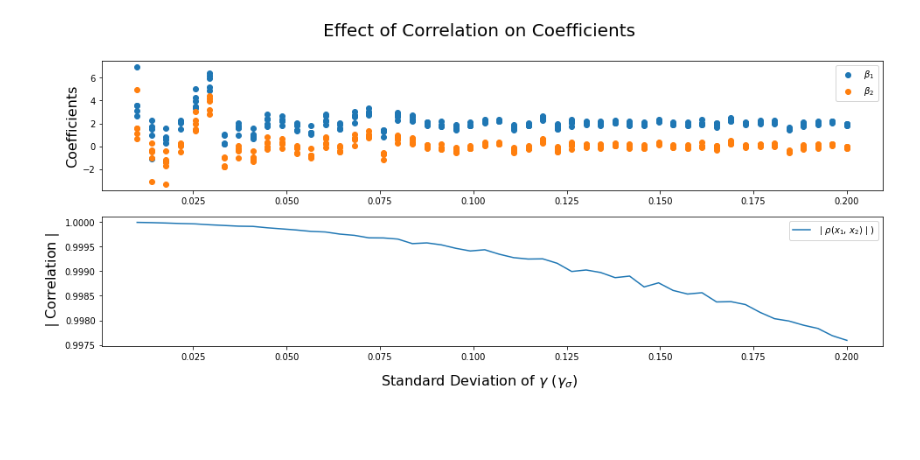
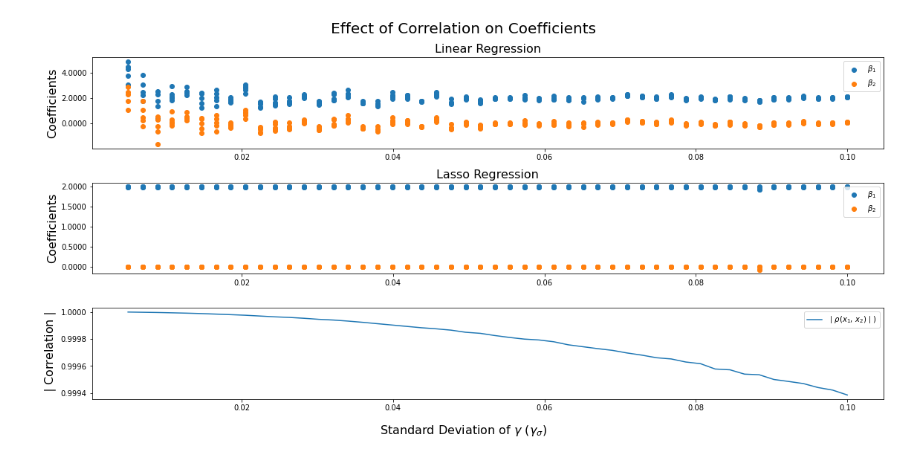
Before and after one commit to edkrueger/lasso-demo, a Jupyter notebook: notebooks/4-synthetic-story.ipynb, the cells around one changed output. Cells and saved outputs as stored; diff of their text form; code cells hidden in the pictures; blank space fills up the shorter version.

Commit message:
Update plot.

```diff
--- a/notebooks/4-synthetic-story.ipynb
+++ b/notebooks/4-synthetic-story.ipynb
@@ -40,7 +37,7 @@ def cross_validate_report(model, X, y, show=True, return_coef=False):
         return coef_estimates
 # %%
 SEED = 1232
-N_OBS = 1000
+N_OBS = 10_000
 # %%
 np.random.seed(SEED)
 # %%
@@ -65,6 +61,7 @@ Coefficient Estimates Across Folds:
 # %%
-g = np.random.normal(0, 0.1, N_OBS)
+g = np.random.normal(0, 0.02, N_OBS)
 x_2 = -x_1 + g
+X_2 = x_2.reshape(-1, 1)
 # %%
 r, _ = pearsonr(x_1, x_2)
 print(r)
@@ -124,27 +153,43 @@ plot_df = pd.DataFrame(data)
 # %%
-fig, axes = plt.subplots(nrows=2, ncols=1, figsize=(16, 6))
+fig, axes = plt.subplots(nrows=3, ncols=1, figsize=(16, 8))
 
-coef_plot = axes[0]
-corr_plot = axes[1]
+lr_coef_plot = axes[0]
+lasso_coef_plot = axes[1]
+corr_plot = axes[2]
 
-coef_plot.scatter(plot_df["gamma_std"], plot_df["beta_1"], label=r"$\beta_{1}$")
-coef_plot.scatter(plot_df["gamma_std"], plot_df["beta_2"], label=r"$\beta_{2}$")
-coef_plot.legend(loc="upper right")
-coef_plot.set_ylabel(r"Coefficients", size=16)
+lr_coef_plot.scatter(plot_df["gamma_std"], plot_df["lr_beta_1"], label=r"$\beta_{1}$")
+lr_coef_plot.scatter(plot_df["gamma_std"], plot_df["lr_beta_2"], label=r"$\beta_{2}$")
+lr_coef_plot.legend(loc="upper right")
+lr_coef_plot.yaxis.set_major_formatter("{x:.4f}")
+lr_coef_plot.set_title("Linear Regression", size=16)
+lr_coef_plot.set_ylabel(r"Coefficients", size=16)
+
+lasso_coef_plot.scatter(
+    plot_df["gamma_std"], plot_df["lasso_beta_1"], label=r"$\beta_{1}$"
+)
+lasso_coef_plot.scatter(
+    plot_df["gamma_std"], plot_df["lasso_beta_2"], label=r"$\beta_{2}$"
+)
+lasso_coef_plot.legend(loc="upper right")
+lasso_coef_plot.yaxis.set_major_formatter("{x:.4f}")
+lasso_coef_plot.set_title("Lasso Regression", size=16)
+lasso_coef_plot.set_ylabel(r"Coefficients", size=16)
 
 corr_plot.plot(
     plot_df["gamma_std"],
     plot_df["r"].abs(),
     label=r"$\mid\rho(x_{1},\,x_{2})\mid$)",
 )
 corr_plot
 corr_plot.legend(loc="upper right")
 corr_plot.yaxis.set_major_formatter("{x:.4f}")
 corr_plot.set_ylabel(r"$\mid$Correlation$\mid$", size=16)
 
 fig.suptitle("Effect of Correlation on Coefficients", size=20)
 fig.supxlabel(r"Standard Deviation of $\gamma$ ($\gamma_{\sigma}$)", size=16)
 
+plt.tight_layout()
+plt.savefig("../static/synthetic_coef.png")
 plt.show()
 # %% [output]
-[figure, old version]
+[figure, new version]
```
Also changed, not shown: parts of 10 cells of this notebook, 1 other file.
